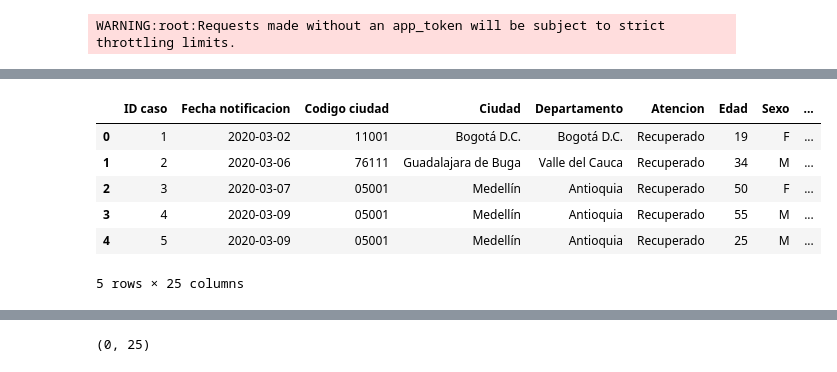
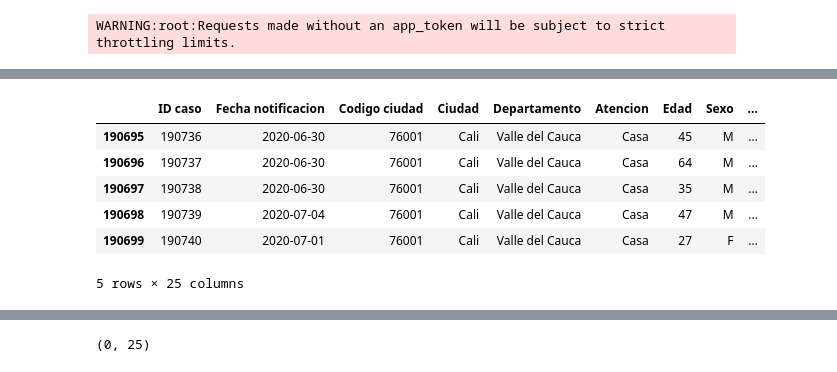
Before and after one commit to andrespd1/siscovid, a Jupyter notebook: COVID-19.ipynb, the cells around one changed output, grey strips where cells are left out. Drawn from its saved outputs; the diff is of its cells as text; code cells hidden in the pictures.

```diff
--- a/COVID-19.ipynb
+++ b/COVID-19.ipynb
@@ -54,12 +54,12 @@ covid.loc[ covid[ 'Fecha inicio sintomas' ] != 'Asintomático', 'Asintomatico' ]
 covid[ 'Asintomatico' ] = covid[ 'Asintomatico' ].astype( bool )
 # %%
 # Casting date columns
-covid[ 'Fecha notificacion' ] = pd.to_datetime( covid[ 'Fecha notificacion' ] )
-covid[ 'Fecha inicio sintomas' ] = pd.to_datetime( covid[ 'Fecha inicio sintomas' ], errors = 'coerce' )
-covid[ 'Fecha muerte' ] = pd.to_datetime( covid[ 'Fecha muerte' ], errors = 'coerce' )
-covid[ 'Fecha diagnostico' ] = pd.to_datetime( covid[ 'Fecha diagnostico' ], errors = 'coerce' )
-covid[ 'Fecha recuperacion' ] = pd.to_datetime( covid[ 'Fecha recuperacion' ], errors = 'coerce' )
-covid[ 'Fecha reporte web' ] = pd.to_datetime( covid[ 'Fecha reporte web' ] )
+covid[ 'Fecha notificacion' ] = pd.to_datetime( pd.to_datetime( covid[ 'Fecha notificacion' ] ).dt.date )
+covid[ 'Fecha inicio sintomas' ] = pd.to_datetime( pd.to_datetime( covid[ 'Fecha inicio sintomas' ], errors = 'coerce' ).dt.date )
+covid[ 'Fecha muerte' ] = pd.to_datetime( pd.to_datetime( covid[ 'Fecha muerte' ], errors = 'coerce' ).dt.date )
+covid[ 'Fecha diagnostico' ] = pd.to_datetime( pd.to_datetime( covid[ 'Fecha diagnostico' ], errors = 'coerce' ).dt.date )
+covid[ 'Fecha recuperacion' ] = pd.to_datetime( pd.to_datetime( covid[ 'Fecha recuperacion' ], errors = 'coerce' ).dt.date )
+covid[ 'Fecha reporte web' ] = pd.to_datetime( pd.to_datetime( covid[ 'Fecha reporte web' ] ).dt.date )
 # %%
 # Unifying values for sex
 covid[ 'Sexo' ].replace( { 'm': 'M', 'f': 'F' }, inplace = True )
@@ -119,12 +119,12 @@ Grupo edad                       object
 dtype: object
 # %%
 # Showing the firts rows
-covid.head()
+covid.tail()
 # %% [output]
 |  | ID caso | Fecha notificacion | Codigo ciudad | Ciudad | Departamento | Atencion | Edad | Sexo | ... |
-| 0 | 1 | 2020-03-02 | 11001 | Bogotá D.C. | Bogotá D.C. | Recuperado | 19 | F | ... |
-| 1 | 2 | 2020-03-06 | 76111 | Guadalajara de Buga | Valle del Cauca | Recuperado | 34 | M | ... |
-| 2 | 3 | 2020-03-07 | 05001 | Medellín | Antioquia | Recuperado | 50 | F | ... |
-| 3 | 4 | 2020-03-09 | 05001 | Medellín | Antioquia | Recuperado | 55 | M | ... |
-| 4 | 5 | 2020-03-09 | 05001 | Medellín | Antioquia | Recuperado | 25 | M | ... |
+| 190695 | 190736 | 2020-06-30 | 76001 | Cali | Valle del Cauca | Casa | 45 | M | ... |
+| 190696 | 190737 | 2020-06-30 | 76001 | Cali | Valle del Cauca | Casa | 64 | M | ... |
+| 190697 | 190738 | 2020-06-30 | 76001 | Cali | Valle del Cauca | Casa | 35 | M | ... |
+| 190698 | 190739 | 2020-07-04 | 76001 | Cali | Valle del Cauca | Casa | 47 | M | ... |
+| 190699 | 190740 | 2020-07-01 | 76001 | Cali | Valle del Cauca | Casa | 27 | F | ... |
 5 rows × 25 columns
```
Also changed, not shown: parts of 16 cells of this notebook, 42 other files.
